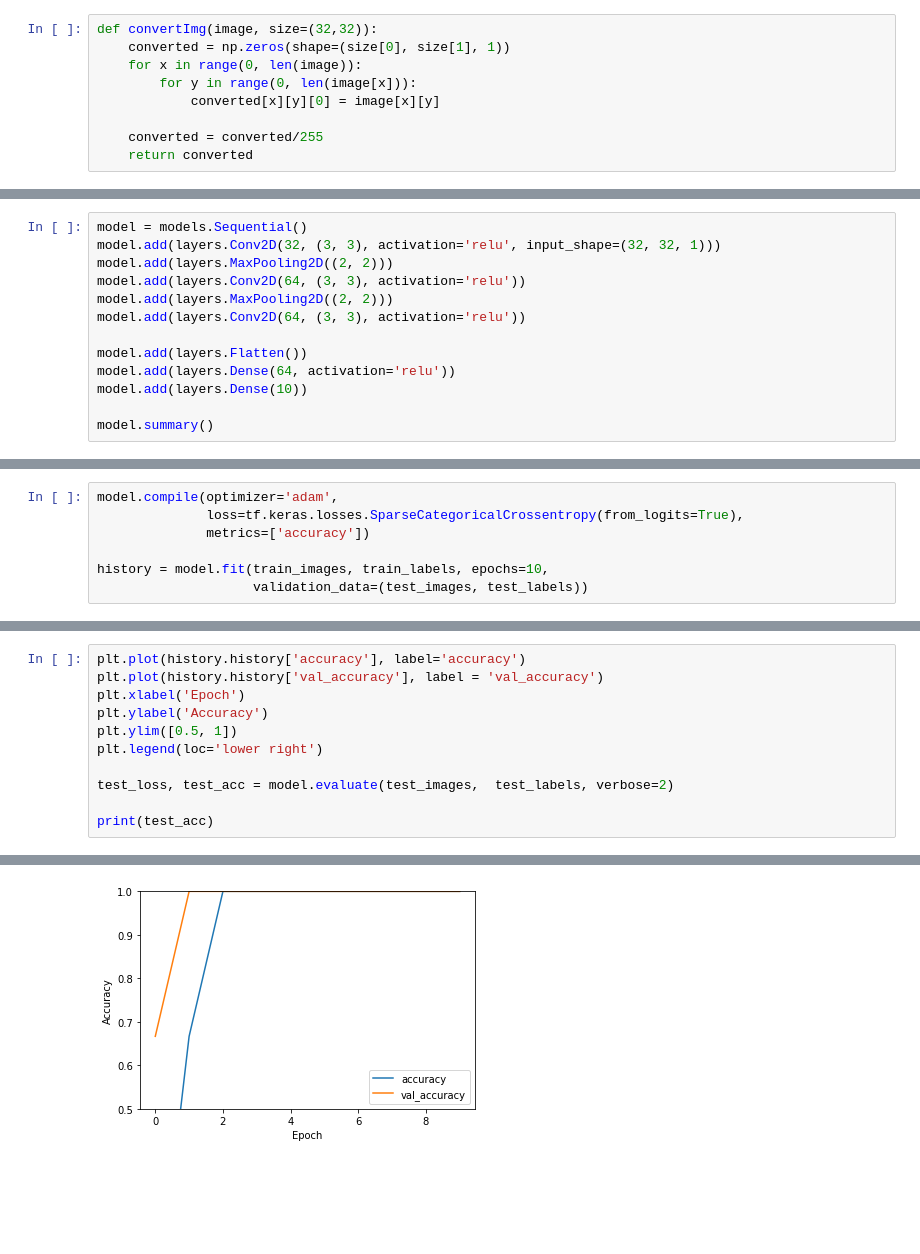
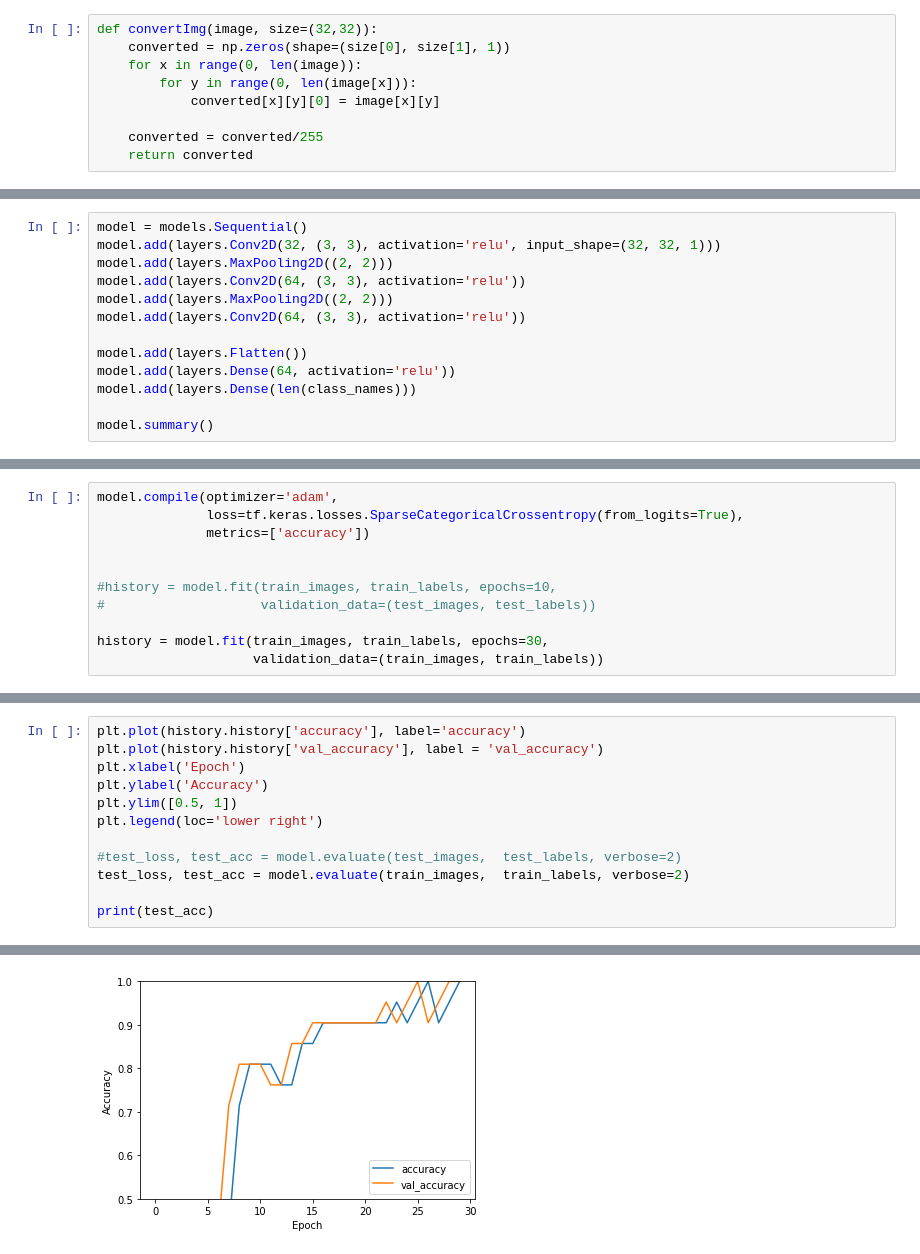
Before and after one commit to Chris022/smarter-circuits, a Jupyter notebook: dev/componentRecognition.ipynb, the cells around one changed output, grey strips where cells are left out. Saved outputs shown, nothing was run; the diff lists cells and outputs as text; blank space fills up the shorter version.

```diff
--- a/dev/componentRecognition.ipynb
+++ b/dev/componentRecognition.ipynb
@@ -89,7 +80,7 @@ model.add(layers.Conv2D(64, (3, 3), activation='relu'))
 
 model.add(layers.Flatten())
 model.add(layers.Dense(64, activation='relu'))
-model.add(layers.Dense(10))
+model.add(layers.Dense(len(class_names)))
 
 model.summary()
 # %% [output]
@@ -115,6 +106,10 @@ model.compile(optimizer='adam',
               loss=tf.keras.losses.SparseCategoricalCrossentropy(from_logits=True),
               metrics=['accuracy'])
 
-history = model.fit(train_images, train_labels, epochs=10,
-                    validation_data=(test_images, test_labels))
+
+#history = model.fit(train_images, train_labels, epochs=10,
+#                    validation_data=(test_images, test_labels))
+
+history = model.fit(train_images, train_labels, epochs=30,
+                    validation_data=(train_images, train_labels))
 # %% [output]
@@ -146,7 +166,8 @@ plt.ylabel('Accuracy')
 plt.ylim([0.5, 1])
 plt.legend(loc='lower right')
 
-test_loss, test_acc = model.evaluate(test_images,  test_labels, verbose=2)
+#test_loss, test_acc = model.evaluate(test_images,  test_labels, verbose=2)
+test_loss, test_acc = model.evaluate(train_images,  train_labels, verbose=2)
 
 print(test_acc)
 # %% [output]
@@ -154,2 +175,2 @@ print(test_acc)
 1.0
-[figure, old version]
+[figure, new version]
```
Also changed, not shown: parts of 10 cells of this notebook, 2 other files.
